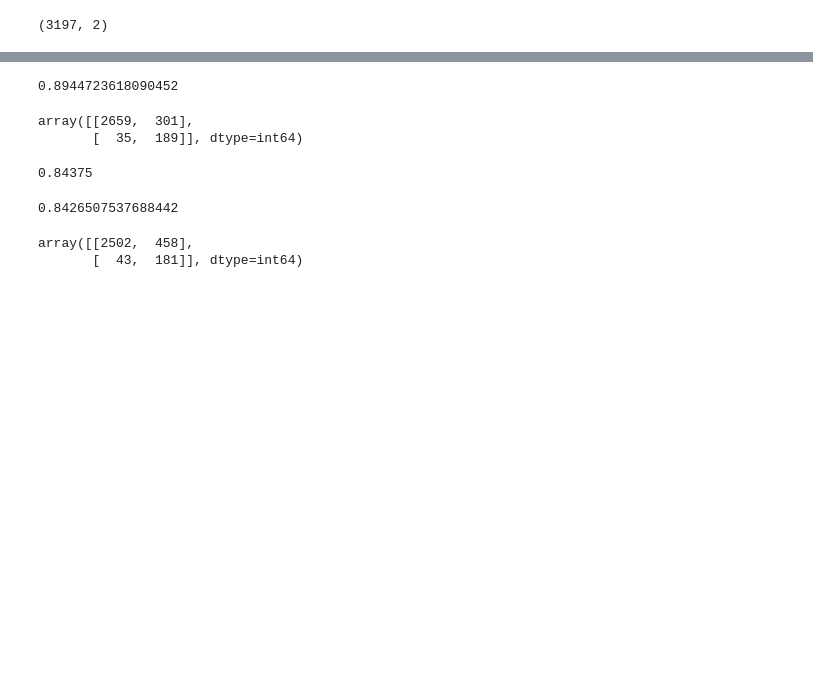
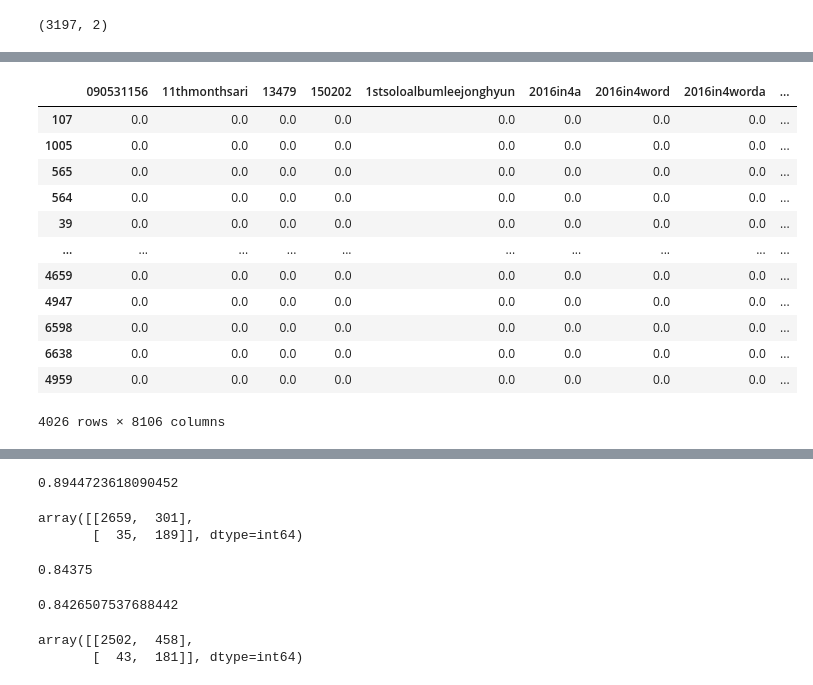
Before and after one commit to algostrat/sentimentAnalysis, a Jupyter notebook: notebook_abuse_model/Final working code - Copy.ipynb, the cells around one changed output, grey strips where cells are left out. Saved outputs shown, nothing was run; the diff lists cells and outputs as text; code cells hidden in the pictures; blank space fills up the shorter version.

```diff
--- a/notebook_abuse_model/Final working code - Copy.ipynb
+++ b/notebook_abuse_model/Final working code - Copy.ipynb
@@ -358,3 +440,19 @@ array([[1745, 1215],
+# %%
+X_train
+# %% [output]
+|  | 090531156 | 11thmonthsari | 13479 | 150202 | 1stsoloalbumleejonghyun | 2016in4a | 2016in4word | 2016in4worda | ... |
+| 107 | 0.0 | 0.0 | 0.0 | 0.0 | 0.0 | 0.0 | 0.0 | 0.0 | ... |
+| 1005 | 0.0 | 0.0 | 0.0 | 0.0 | 0.0 | 0.0 | 0.0 | 0.0 | ... |
+| 565 | 0.0 | 0.0 | 0.0 | 0.0 | 0.0 | 0.0 | 0.0 | 0.0 | ... |
+| 564 | 0.0 | 0.0 | 0.0 | 0.0 | 0.0 | 0.0 | 0.0 | 0.0 | ... |
+| 39 | 0.0 | 0.0 | 0.0 | 0.0 | 0.0 | 0.0 | 0.0 | 0.0 | ... |
+| ... | ... | ... | ... | ... | ... | ... | ... | ... | ... |
+| 4659 | 0.0 | 0.0 | 0.0 | 0.0 | 0.0 | 0.0 | 0.0 | 0.0 | ... |
+| 4947 | 0.0 | 0.0 | 0.0 | 0.0 | 0.0 | 0.0 | 0.0 | 0.0 | ... |
+| 6598 | 0.0 | 0.0 | 0.0 | 0.0 | 0.0 | 0.0 | 0.0 | 0.0 | ... |
+| 6638 | 0.0 | 0.0 | 0.0 | 0.0 | 0.0 | 0.0 | 0.0 | 0.0 | ... |
+| 4959 | 0.0 | 0.0 | 0.0 | 0.0 | 0.0 | 0.0 | 0.0 | 0.0 | ... |
+4026 rows × 8106 columns
 # %%
 log_reg = LogisticRegression()
 log_reg.fit(X_train, y_train)
```
Also changed, not shown: parts of 45 cells of this notebook, 1 other file.
